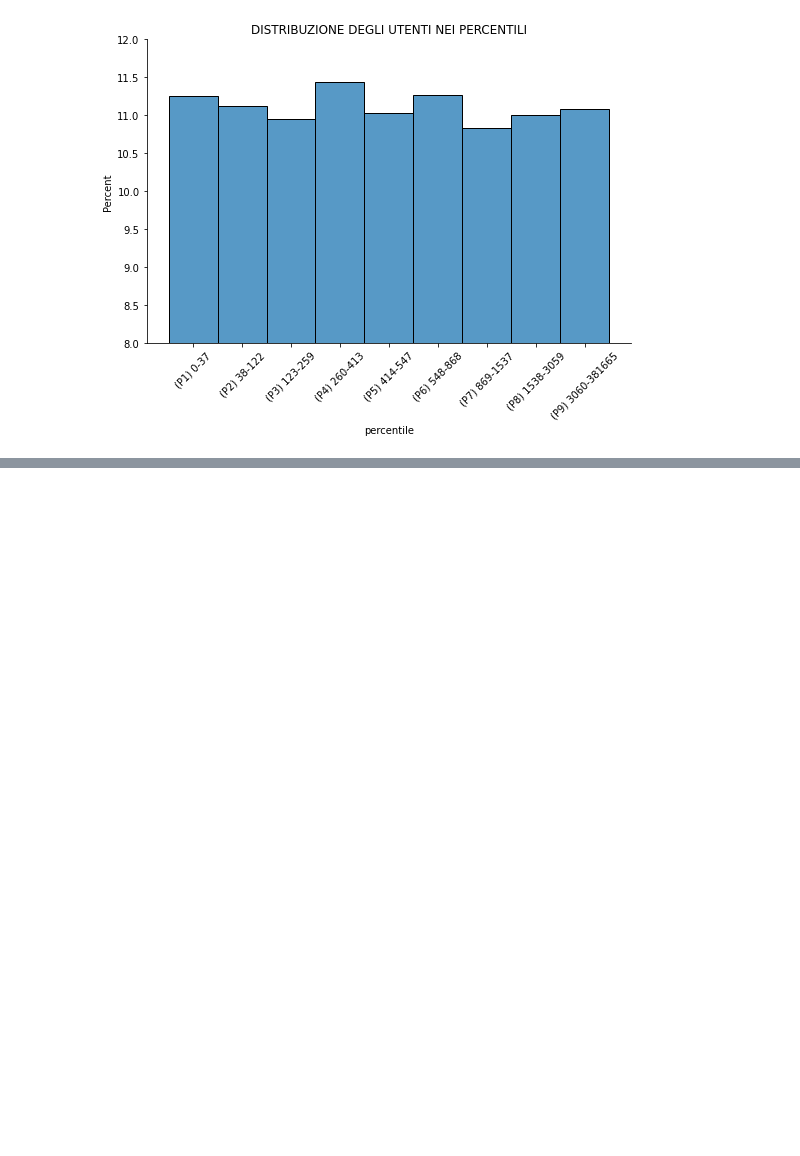
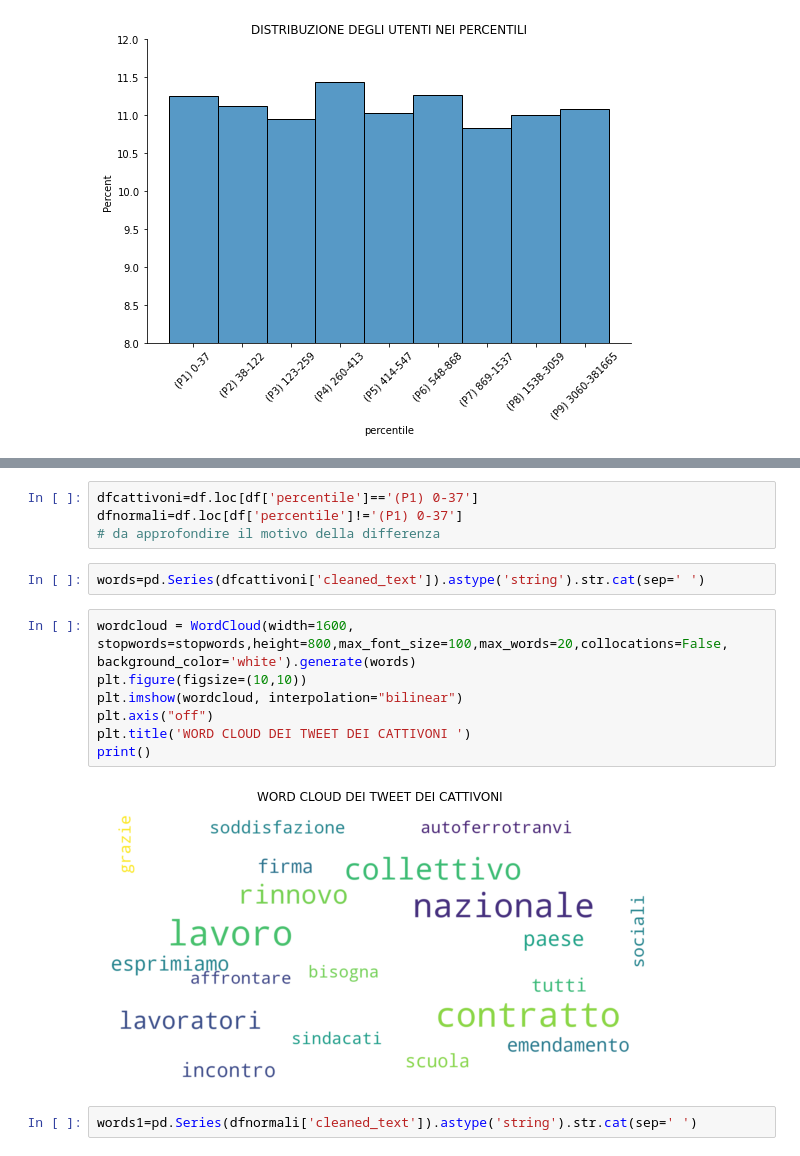
Before and after one commit to paolofesta/prove, a Jupyter notebook: TESI.ipynb, the cells around one changed output, grey strips where cells are left out. Drawn from its saved outputs; the diff is of its cells as text; blank space fills up the shorter version.

```diff
--- a/TESI.ipynb
+++ b/TESI.ipynb
@@ -768,0 +765,17 @@ dtype: int64
+# %%
+dfcattivoni=df.loc[df['percentile']=='(P1) 0-37']
+dfnormali=df.loc[df['percentile']!='(P1) 0-37']
+# da approfondire il motivo della differenza
+# %%
+words=pd.Series(dfcattivoni['cleaned_text']).astype('string').str.cat(sep=' ')
+# %%
+wordcloud = WordCloud(width=1600, stopwords=stopwords,height=800,max_font_size=100,max_words=20,collocations=False, background_color='white').generate(words)
+plt.figure(figsize=(10,10))
+plt.imshow(wordcloud, interpolation="bilinear")
+plt.axis("off")
+plt.title('WORD CLOUD DEI TWEET DEI CATTIVONI ')
+print()
+# %% [output]
+[figure, added]
+# %%
+words1=pd.Series(dfnormali['cleaned_text']).astype('string').str.cat(sep=' ')
```
Also changed, not shown: parts of 8 cells of this notebook.
